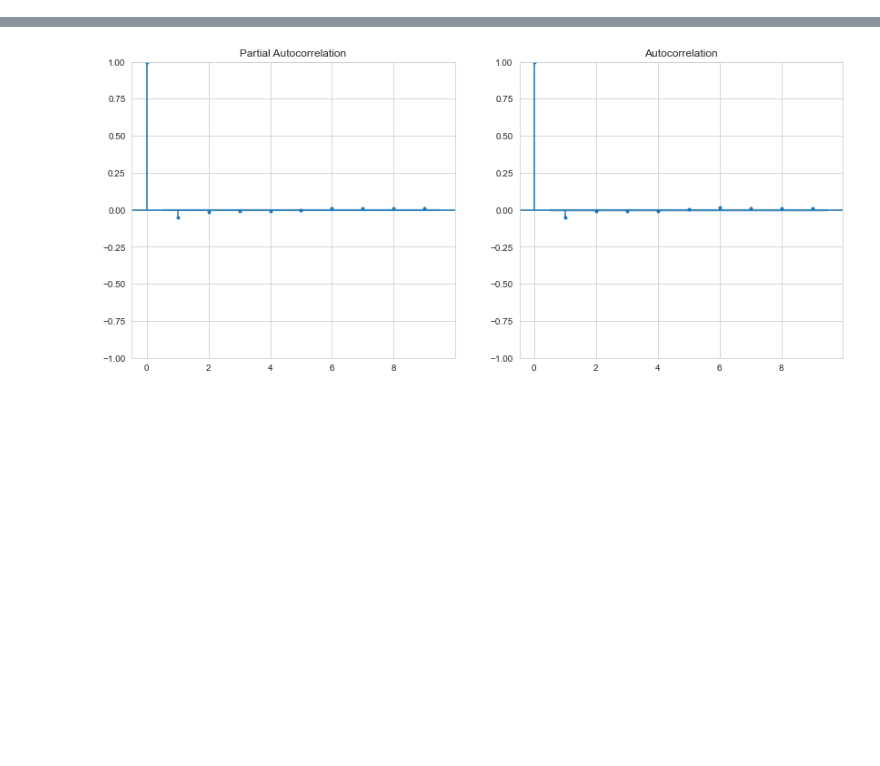
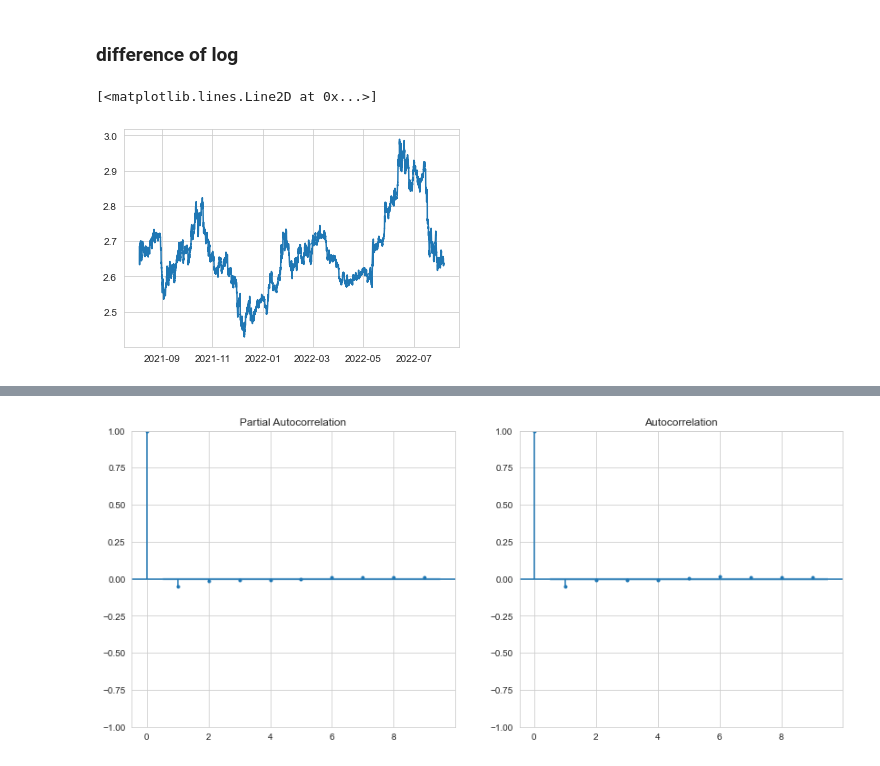
Before and after one commit to Tristan-C-13/modelling-non-stationary-time-series, a Jupyter notebook: random tests/pairs_trading.ipynb, the cells around one changed output, grey strips where cells are left out. Drawn from its saved outputs; the diff is of its cells as text; code cells hidden in the pictures; blank space fills up the shorter version.

```diff
--- a/random tests/pairs_trading.ipynb
+++ b/random tests/pairs_trading.ipynb
@@ -24,0 +36,10 @@ prices_df = prices_df.sort_index(ascending=True)
+# %% [markdown]
+### difference of log
+# %%
+spread = np.log(data_df['BTC-USD'] / data_df['ETH-USD'])
+
+fig, ax = plt.subplots()
+ax.plot(spread)
+# %% [output]
+[<matplotlib.lines.Line2D at 0x...>]
+[figure, added]
```
Also changed, not shown: parts of 9 cells of this notebook, 2 other files.
